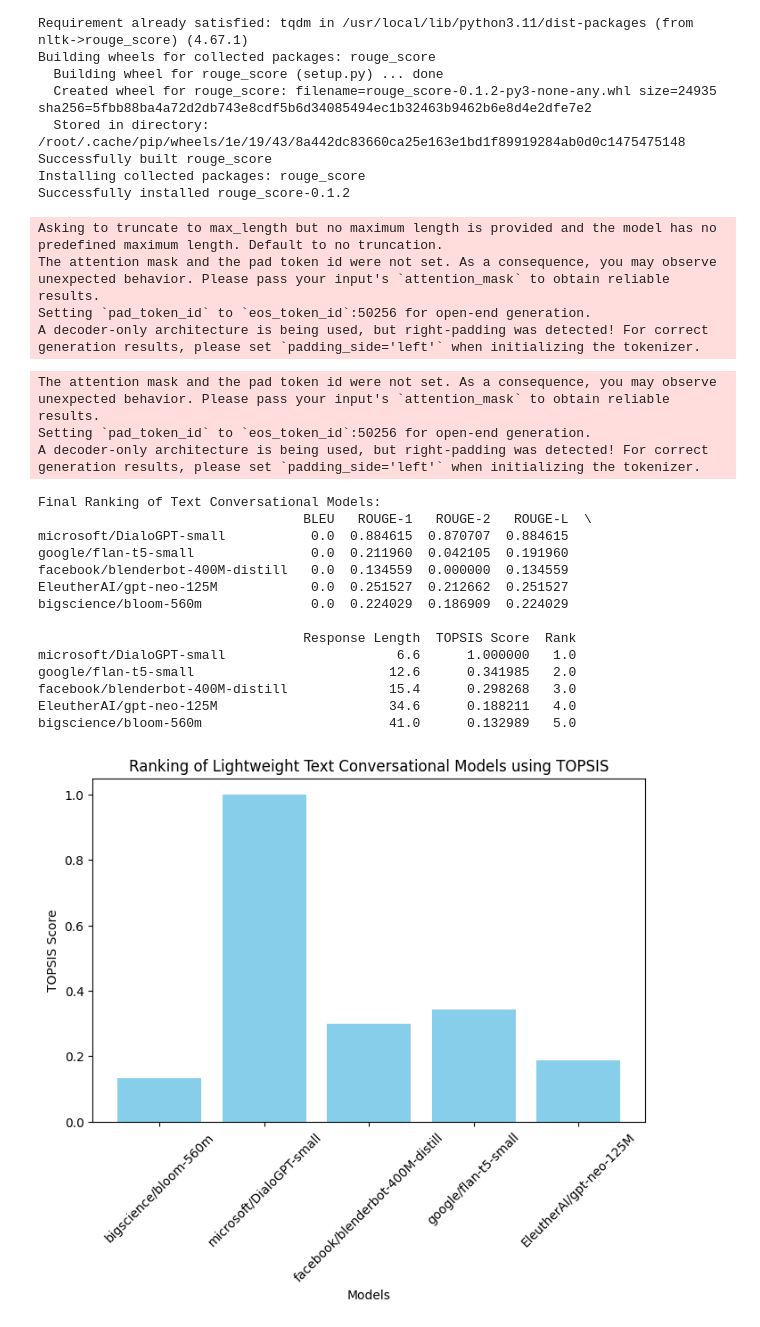
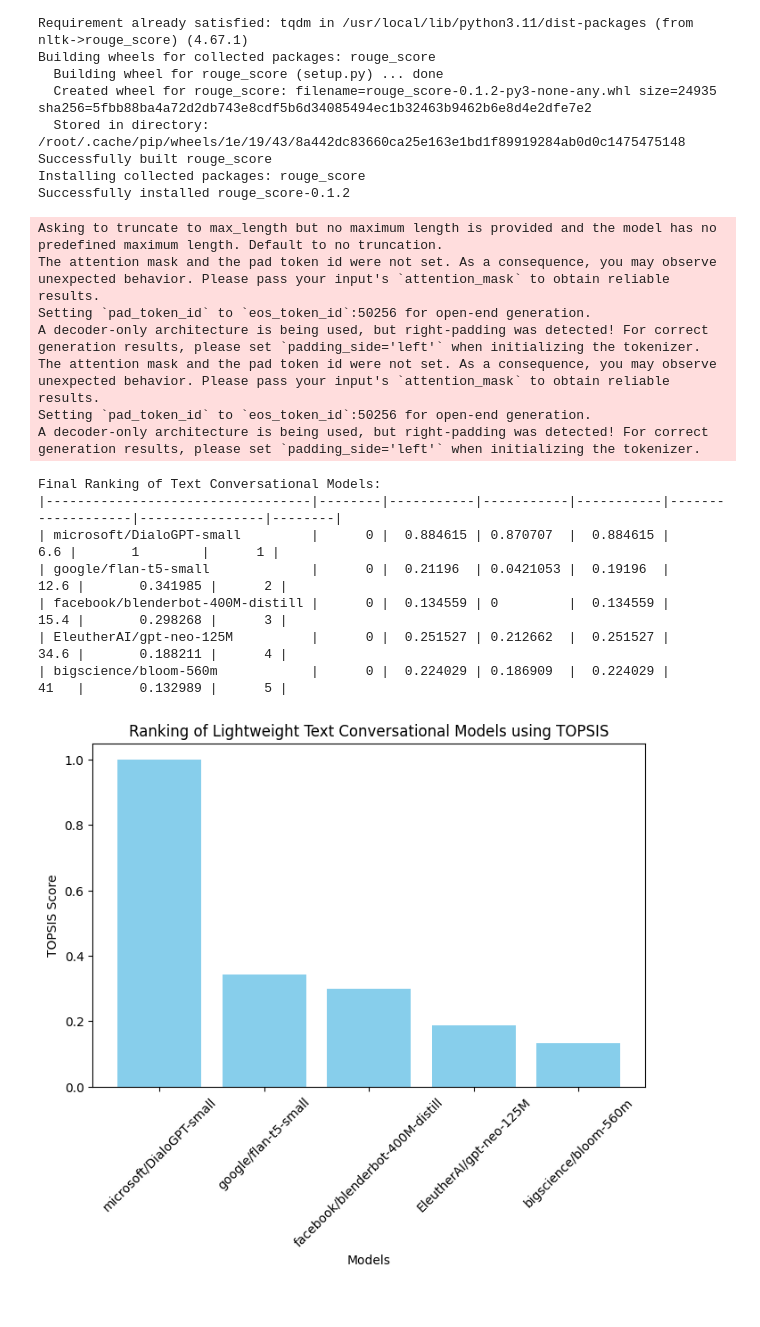
Before and after one commit to oxzoid/topsis-for-pretrained-models, a Jupyter notebook: topsis_on_pretrained_models.ipynb, the cells around one changed output. Saved outputs shown, nothing was run; the diff lists cells and outputs as text; code cells hidden in the pictures.

```diff
--- a/topsis_on_pretrained_models.ipynb
+++ b/topsis_on_pretrained_models.ipynb
@@ -30,6 +30,7 @@ from transformers import AutoTokenizer, AutoModelForSeq2SeqLM
 import torch
 from nltk.translate.bleu_score import corpus_bleu, SmoothingFunction
 from rouge_score import rouge_scorer
+from tabulate import tabulate
 
 # Define lightweight conversational models to avoid RAM issues
 models = [
@@ -107,51 +108,47 @@ df_normalized["Response Length"] = 1 - df_normalized["Response Length"]  # Inver
 
 # Define equal metric weights
 weights = np.array([0.2, 0.2, 0.2, 0.2, 0.2])
 weighted_df = df_normalized * weights
 
 # Compute Ideal Best and Worst Values
 ideal_best = weighted_df.max()
 ideal_worst = weighted_df.min()
 
 # Compute Euclidean Distances
 distance_best = np.sqrt(((weighted_df - ideal_best) ** 2).sum(axis=1))
 distance_worst = np.sqrt(((weighted_df - ideal_worst) ** 2).sum(axis=1))
 
 df["TOPSIS Score"] = distance_worst / (distance_best + distance_worst)
 df["Rank"] = df["TOPSIS Score"].rank(ascending=False)
 
-# Display Ranked Models
-print("Final Ranking of Text Conversational Models:")
-print(df.sort_values("Rank"))
+# Sort DataFrame by Rank
+df = df.sort_values("Rank")
+
+# Display results in tabular format
+print("\nFinal Ranking of Text Conversational Models:")
+print(tabulate(df, headers="keys", tablefmt="github"))
 
 # Visualization
 plt.figure(figsize=(8,5))
 plt.bar(df.index, df["TOPSIS Score"], color='skyblue')
 plt.xlabel("Models")
 plt.ylabel("TOPSIS Score")
 plt.title("Ranking of Lightweight Text Conversational Models using TOPSIS")
 plt.xticks(rotation=45)
 plt.show()
 # %% [output]
 Asking to truncate to max_length but no maximum length is provided and the model has no predefined maximum length. Default to no truncation.
 The attention mask and the pad token id were not set. As a consequence, you may observe unexpected behavior. Please pass your input's `attention_mask` to obtain reliable results.
 Setting `pad_token_id` to `eos_token_id`:50256 for open-end generation.
 A decoder-only architecture is being used, but right-padding was detected! For correct generation results, please set `padding_side='left'` when initializing the tokenizer.
+The attention mask and the pad token id were not set. As a consequence, you may observe unexpected behavior. Please pass your input's `attention_mask` to obtain reliable results.
+Setting `pad_token_id` to `eos_token_id`:50256 for open-end generation.
+A decoder-only architecture is being used, but right-padding was detected! For correct generation results, please set `padding_side='left'` when initializing the tokenizer.
-The attention mask and the pad token id were not set. As a consequence, you may observe unexpected behavior. Please pass your input's `attention_mask` to obtain reliable results.
-Setting `pad_token_id` to `eos_token_id`:50256 for open-end generation.
-A decoder-only architecture is being used, but right-padding was detected! For correct generation results, please set `padding_side='left'` when initializing the tokenizer.
+Final Ranking of Text Conversational Models:
+|----------------------------------|--------|-----------|-----------|-----------|-------------------|----------------|--------|
+| microsoft/DialoGPT-small         |      0 |  0.884615 | 0.870707  |  0.884615 |               6.6 |       1        |      1 |
+| google/flan-t5-small             |      0 |  0.21196  | 0.0421053 |  0.19196  |              12.6 |       0.341985 |      2 |
+| facebook/blenderbot-400M-distill |      0 |  0.134559 | 0         |  0.134559 |              15.4 |       0.298268 |      3 |
+| EleutherAI/gpt-neo-125M          |      0 |  0.251527 | 0.212662  |  0.251527 |              34.6 |       0.188211 |      4 |
+| bigscience/bloom-560m            |      0 |  0.224029 | 0.186909  |  0.224029 |              41   |       0.132989 |      5 |
-Final Ranking of Text Conversational Models:
-                                  BLEU   ROUGE-1   ROUGE-2   ROUGE-L  \
-microsoft/DialoGPT-small           0.0  0.884615  0.870707  0.884615
-google/flan-t5-small               0.0  0.211960  0.042105  0.191960
-facebook/blenderbot-400M-distill   0.0  0.134559  0.000000  0.134559
-EleutherAI/gpt-neo-125M            0.0  0.251527  0.212662  0.251527
-bigscience/bloom-560m              0.0  0.224029  0.186909  0.224029
-
-                                  Response Length  TOPSIS Score  Rank
-microsoft/DialoGPT-small                      6.6      1.000000   1.0
-google/flan-t5-small                         12.6      0.341985   2.0
-facebook/blenderbot-400M-distill             15.4      0.298268   3.0
-EleutherAI/gpt-neo-125M                      34.6      0.188211   4.0
-bigscience/bloom-560m                        41.0      0.132989   5.0
-[figure, old version]
+[figure, new version]
```
